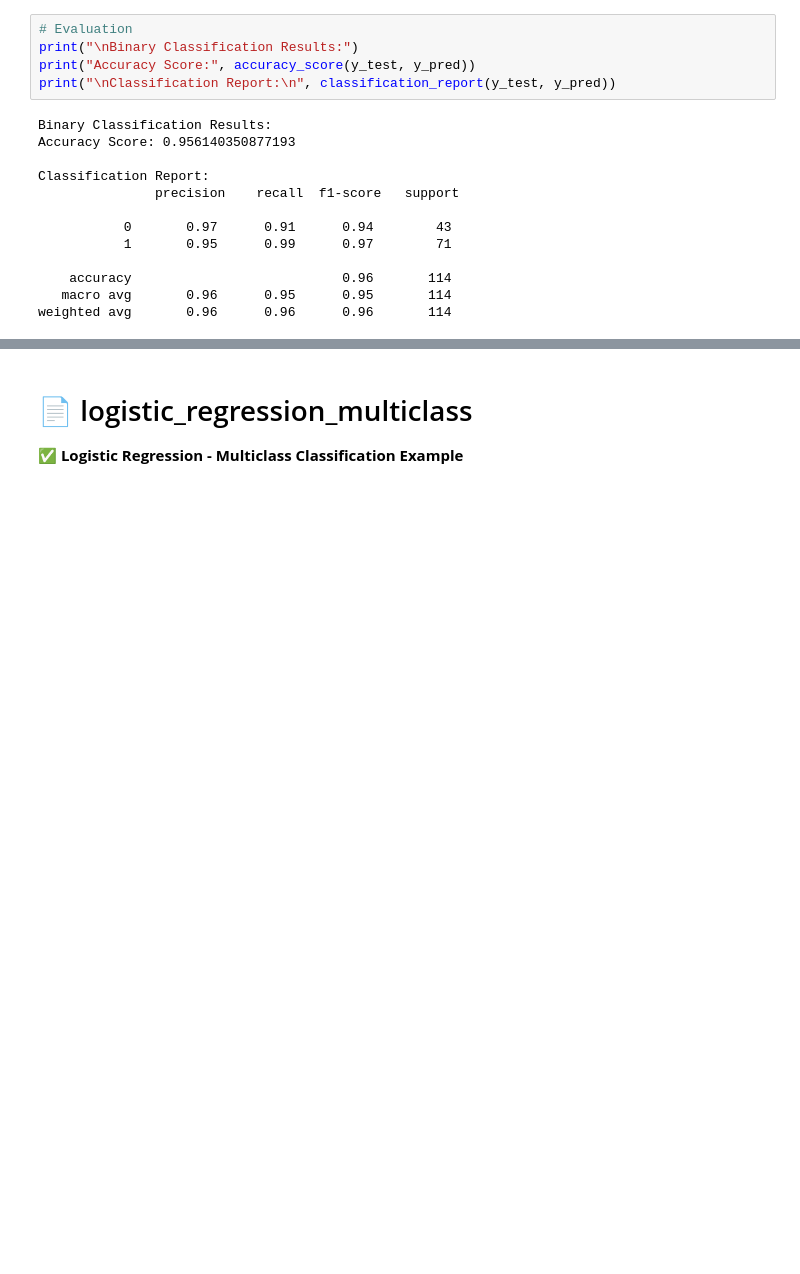
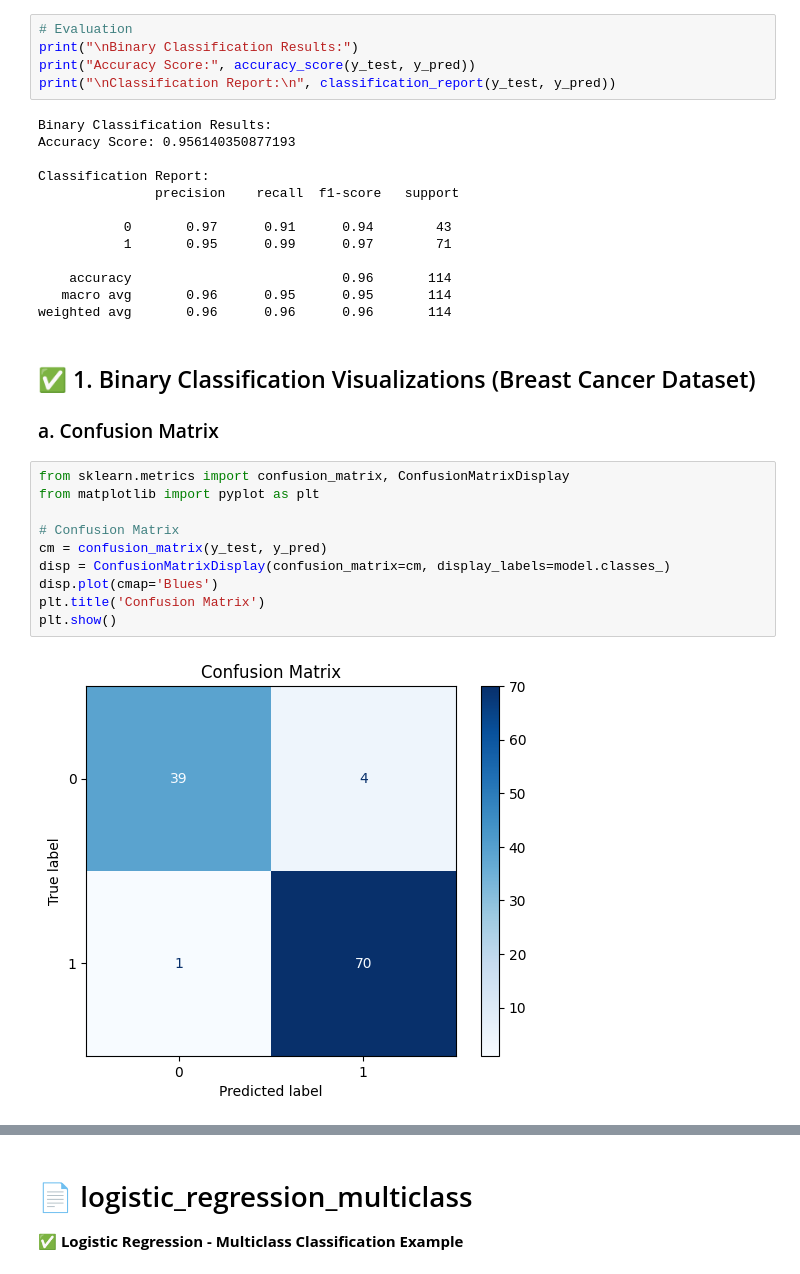
Before and after one commit to selvaneyas/python-learning, a Jupyter notebook: 30 Day of ML/day13_logistic_regression_binary_multiclass.ipynb, the cells around one changed output, grey strips where cells are left out. Saved outputs shown, nothing was run; the diff lists cells and outputs as text; blank space fills up the shorter version.

```diff
--- a/30 Day of ML/day13_logistic_regression_binary_multiclass.ipynb
+++ b/30 Day of ML/day13_logistic_regression_binary_multiclass.ipynb
@@ -159,3 +159,18 @@ Classification Report:
     accuracy                           0.96       114
    macro avg       0.96      0.95      0.95       114
 weighted avg       0.96      0.96      0.96       114
+# %% [markdown]
+## ✅ 1. Binary Classification Visualizations (Breast Cancer Dataset)
+### a. Confusion Matrix
+# %%
+from sklearn.metrics import confusion_matrix, ConfusionMatrixDisplay
+from matplotlib import pyplot as plt
+
+# Confusion Matrix
+cm = confusion_matrix(y_test, y_pred)
+disp = ConfusionMatrixDisplay(confusion_matrix=cm, display_labels=model.classes_)
+disp.plot(cmap='Blues')
+plt.title('Confusion Matrix')
+plt.show()
+# %% [output]
+[figure, added]
```
Also changed, not shown: parts of 6 cells of this notebook.
